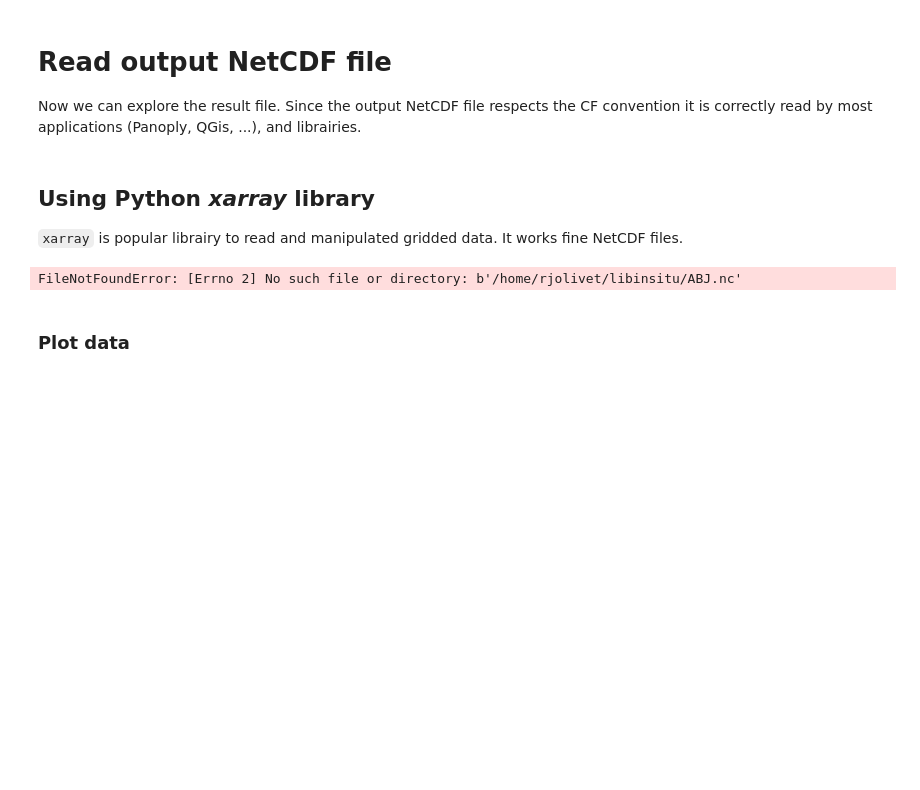
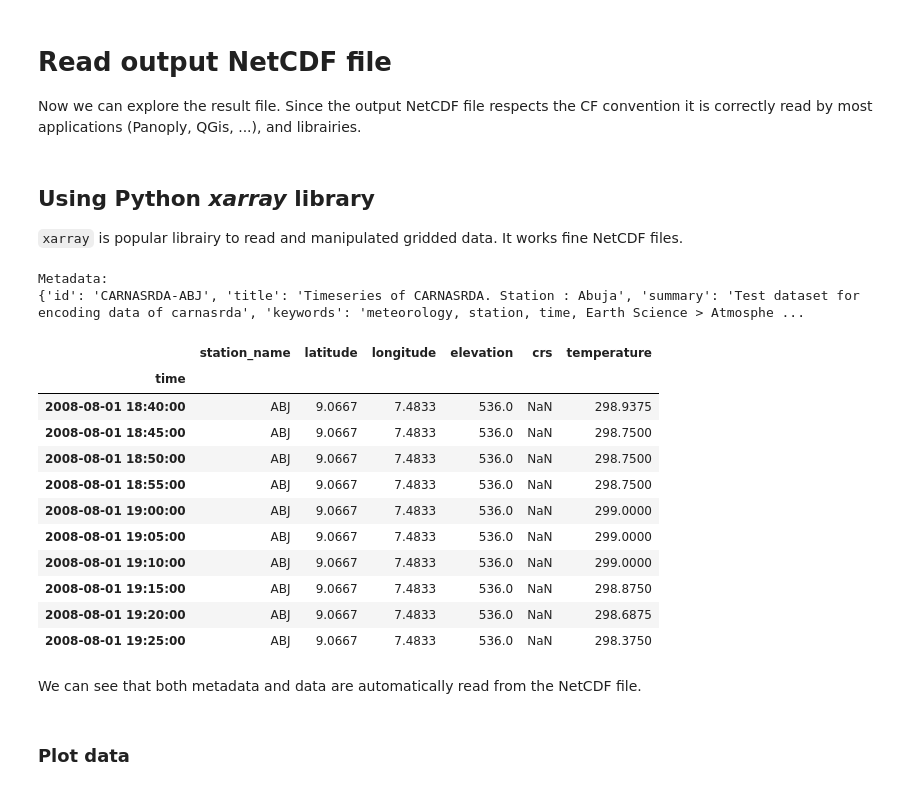
Before and after one commit to jcumbicosr/libinsitu, a Jupyter notebook: encoding-demo.ipynb, the cells around one changed output. Drawn from its saved outputs; the diff is of its cells as text; code cells hidden in the pictures; blank space fills up the shorter version.

```diff
--- a/encoding-demo.ipynb
+++ b/encoding-demo.ipynb
@@ -197,15 +187,31 @@ Now we can explore the result file. Since the output NetCDF file respects the CF
 # %%
 # Load NetCDF file
 ds = xr.load_dataset("ABJ.nc")
 
 # "Attributes" contains all metadata
+print("Metadata:")
 print(ds.attrs)
 
 # Xarray can be transformed into 'flat' pandas Dataframe
 # Show 10 first rows
-ds.to_pandas()[0:10]
+ds.to_pandas()[800:810]
 # %% [output]
-FileNotFoundError: [Errno 2] No such file or directory: b'/home/rjolivet/libinsitu/ABJ.nc'
+Metadata:
+{'id': 'CARNASRDA-ABJ', 'title': 'Timeseries of CARNASRDA. Station : Abuja', 'summary': 'Test dataset for encoding data of carnasrda', 'keywords': 'meteorology, station, time, Earth Science > Atmosphe ...
+|  | station_name | latitude | longitude | elevation | crs | temperature |
+| time |  |  |  |  |  |  |
+| 2008-08-01 18:40:00 | ABJ | 9.0667 | 7.4833 | 536.0 | NaN | 298.9375 |
+| 2008-08-01 18:45:00 | ABJ | 9.0667 | 7.4833 | 536.0 | NaN | 298.7500 |
+| 2008-08-01 18:50:00 | ABJ | 9.0667 | 7.4833 | 536.0 | NaN | 298.7500 |
+| 2008-08-01 18:55:00 | ABJ | 9.0667 | 7.4833 | 536.0 | NaN | 298.7500 |
+| 2008-08-01 19:00:00 | ABJ | 9.0667 | 7.4833 | 536.0 | NaN | 299.0000 |
+| 2008-08-01 19:05:00 | ABJ | 9.0667 | 7.4833 | 536.0 | NaN | 299.0000 |
+| 2008-08-01 19:10:00 | ABJ | 9.0667 | 7.4833 | 536.0 | NaN | 299.0000 |
+| 2008-08-01 19:15:00 | ABJ | 9.0667 | 7.4833 | 536.0 | NaN | 298.8750 |
+| 2008-08-01 19:20:00 | ABJ | 9.0667 | 7.4833 | 536.0 | NaN | 298.6875 |
+| 2008-08-01 19:25:00 | ABJ | 9.0667 | 7.4833 | 536.0 | NaN | 298.3750 |
+# %% [markdown]
+We can see that both metadata and data are automatically read from the NetCDF file.
 # %% [markdown]
 ### Plot data
 # %%
```
Also changed, not shown: parts of 7 cells of this notebook, 2 other files.
